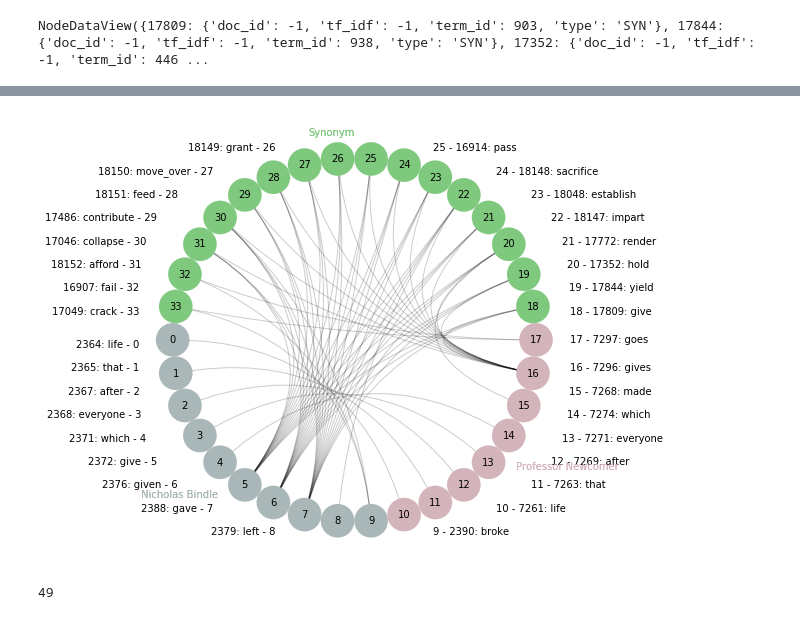
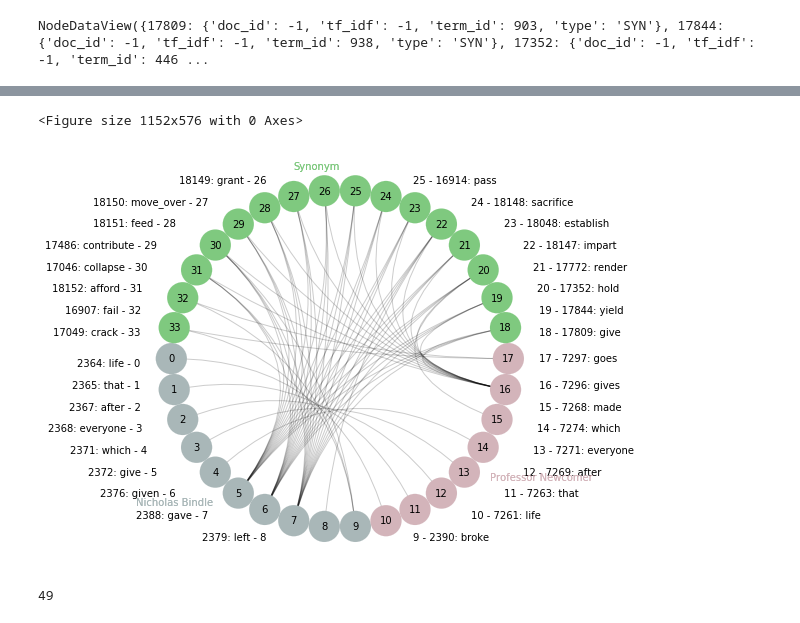
Before and after one commit to taylorperkins/Spoon-River-Anthology, a Jupyter notebook: notebooks/pivot/Step 8, Presentation Viz.ipynb, the cells around one changed output, grey strips where cells are left out. Drawn from its saved outputs; the diff is of its cells as text; code cells hidden in the pictures.

```diff
--- a/notebooks/pivot/Step 8, Presentation Viz.ipynb
+++ b/notebooks/pivot/Step 8, Presentation Viz.ipynb
@@ -44,23 +44,29 @@ p_graph = nx.relabel_nodes(
     {node: f"{node}: {data['term']}" for node, data in p_graph.nodes(data=True)}
 )
 # %%
+fig = plt.gcf()
+fig.set_size_inches(16, 8)
+
 ap = nv.CircosPlot(
     p_graph,
     node_color='doc_id',
     node_grouping='document',
     group_label_position='middle',
     group_label_color=True,
     node_labels=True,
     node_label_layout="numbers",
-    figsize=(8, 8)
+    figsize=(10, 6)
 )
 
 ap.draw_group_labels()
 
 ap.draw()
-plt.show();
+
+plt.tight_layout()
+plt.savefig('./test_fig.png');
 # %% [output]
+<Figure size 1152x576 with 0 Axes>
-[figure, old version]
+[figure, new version]
 # %%
 # Number of triangle relationships
 total_relationships = 0
```
Also changed, not shown: parts of 1 cell of this notebook, 42 other files.
